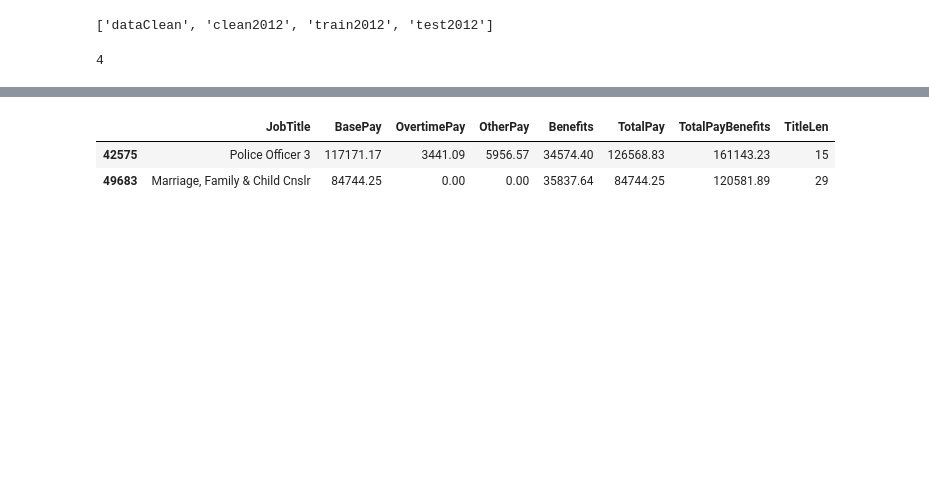
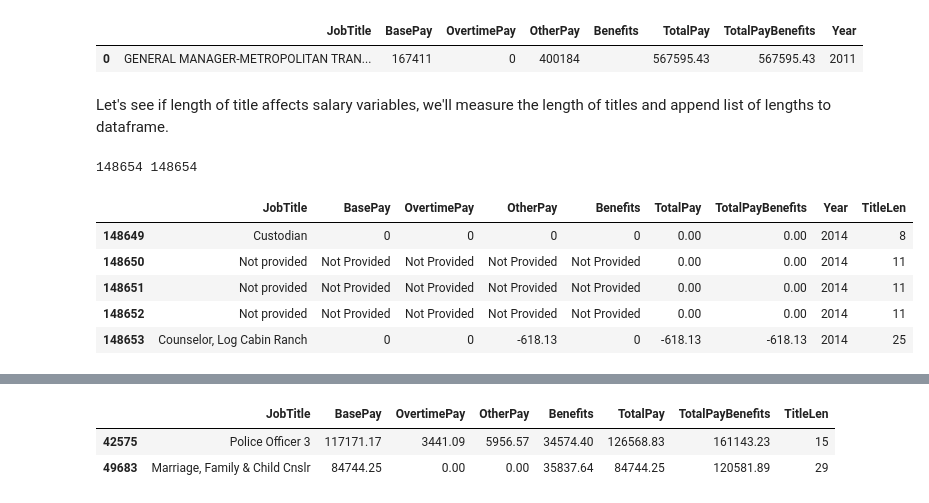
Before and after one commit to ramalldf/informatics, a Jupyter notebook: sf_otherpay_predict.ipynb, the cells around one changed output, grey strips where cells are left out. Cells and saved outputs as stored; diff of their text form; code cells hidden in the pictures; blank space fills up the shorter version.

```diff
--- a/sf_otherpay_predict.ipynb
+++ b/sf_otherpay_predict.ipynb
@@ -26,13 +30,0 @@ except:
-# %%
-unpickle= open('sfSalaryClean.save','rb')
-workspace= pickle.load(unpickle)
-workspace
-# %% [output]
-['dataClean', 'clean2012', 'train2012', 'test2012']
-# %%
-objects= []
-for i in range(0,len(workspace)):
-    objects.append(pickle.load(unpickle))
-len(objects)
-# %% [output]
-4
@@ -41,0 +31,35 @@ clean2012= objects[1]
+# %%
+#Create connection to SQLite database
+con= sqlite3.connect('sf_salaries.sqlite')
+
+#Use pandas to query database
+data= pd.read_sql_query('''SELECT JobTitle, BasePay, OvertimePay, OtherPay, Benefits, TotalPay, TotalPayBenefits, Year FROM Salaries
+''',con)
+# %%
+data.head(1)#Preview
+# %% [output]
+|  | JobTitle | BasePay | OvertimePay | OtherPay | Benefits | TotalPay | TotalPayBenefits | Year |
+| 0 | GENERAL MANAGER-METROPOLITAN TRAN... | 167411 | 0 | 400184 |  | 567595.43 | 567595.43 | 2011 |
+# %% [markdown]
+Let's see if length of title affects salary variables, we'll measure the length of titles and append list of lengths to dataframe.
+# %%
+titles= data['JobTitle'].tolist()
+
+titleLen= []
+for i in range(0,len(titles)):
+    titleLen.append(len(titles[i])-1)#-1 because we have unicode string 'u' in front
+
+lenSeries= pd.Series(titleLen) #Convert list to series
+print len(data),len(lenSeries)#Doublecheck that they're the same lengths
+# %% [output]
+148654 148654
+# %%
+data['TitleLen']= lenSeries#Append series to dataframe
+data.tail(5)
+# %% [output]
+|  | JobTitle | BasePay | OvertimePay | OtherPay | Benefits | TotalPay | TotalPayBenefits | Year | TitleLen |
+| 148649 | Custodian | 0 | 0 | 0 | 0 | 0.00 | 0.00 | 2014 | 8 |
+| 148650 | Not provided | Not Provided | Not Provided | Not Provided | Not Provided | 0.00 | 0.00 | 2014 | 11 |
+| 148651 | Not provided | Not Provided | Not Provided | Not Provided | Not Provided | 0.00 | 0.00 | 2014 | 11 |
+| 148652 | Not provided | Not Provided | Not Provided | Not Provided | Not Provided | 0.00 | 0.00 | 2014 | 11 |
+| 148653 | Counselor, Log Cabin Ranch | 0 | 0 | -618.13 | 0 | -618.13 | -618.13 | 2014 | 25 |
```
Also changed, not shown: parts of 21 cells of this notebook.
